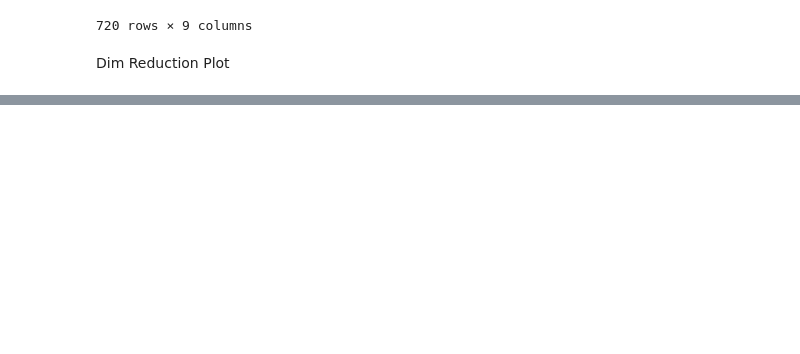
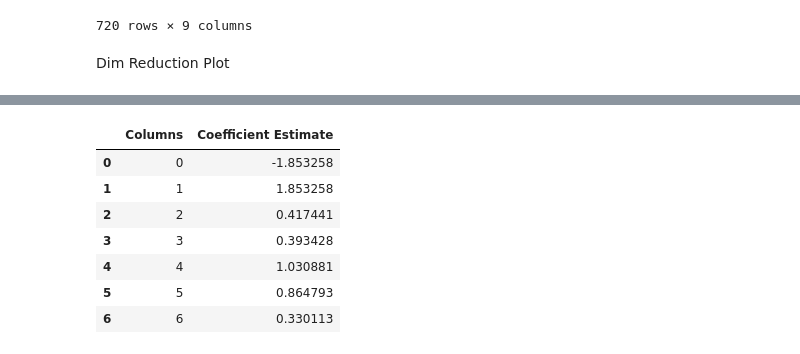
Before and after one commit to nisa-bayraktar/european_productivity, a Jupyter notebook: clustering/clustering.ipynb, the cells around one changed output, grey strips where cells are left out. Saved outputs shown, nothing was run; the diff lists cells and outputs as text; code cells hidden in the pictures; blank space fills up the shorter version.

```diff
--- a/clustering/clustering.ipynb
+++ b/clustering/clustering.ipynb
@@ -686,0 +785,11 @@ final_fig.show()
+# %%
+model_coefficient
+# %% [output]
+|  | Columns | Coefficient Estimate |
+| 0 | 0 | -1.853258 |
+| 1 | 1 | 1.853258 |
+| 2 | 2 | 0.417441 |
+| 3 | 3 | 0.393428 |
+| 4 | 4 | 1.030881 |
+| 5 | 5 | 0.864793 |
+| 6 | 6 | 0.330113 |
```
Also changed, not shown: parts of 12 cells of this notebook, 3 other files.
